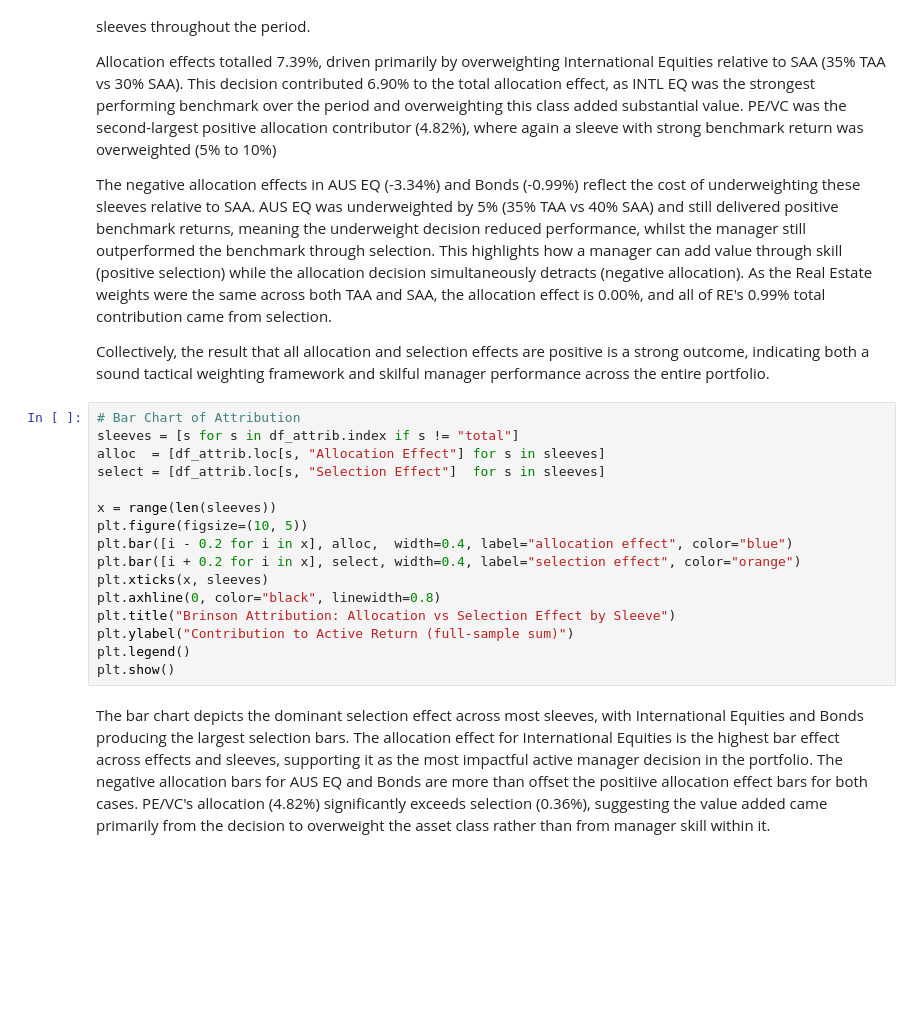
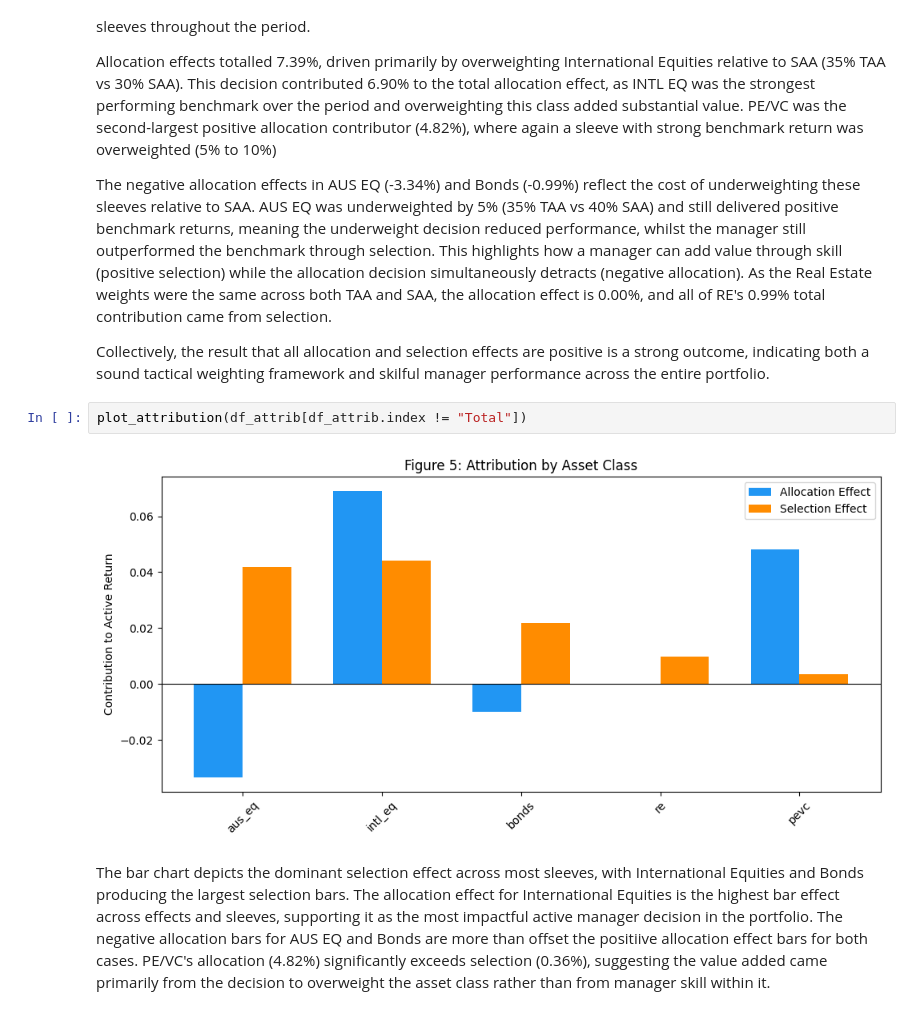
Before and after one commit to afperry2/FINM3422-Group-8-Task-2, a Jupyter notebook: notebook/multi-asset_portfolio_performance_report.ipynb, the cells around one changed output. Saved outputs shown, nothing was run; the diff lists cells and outputs as text; blank space fills up the shorter version.

Commit message:
5.0 code cells and bug fixes in charts

```diff
--- a/notebook/multi-asset_portfolio_performance_report.ipynb
+++ b/notebook/multi-asset_portfolio_performance_report.ipynb
@@ -362,22 +366,10 @@ Allocation effects totalled 7.39%, driven primarily by overweighting Internation
 The negative allocation effects in AUS EQ (-3.34%) and Bonds (-0.99%) reflect the cost of underweighting these sleeves relative to SAA. AUS EQ was underweighted by 5% (35% TAA vs 40% SAA) and still delivered positive benchmark returns, meaning the underweight decision reduced performance, whilst the manager still outperformed the benchmark through selection. This highlights how a manager can add value through skill (positive selection) while the allocation decision simultaneously detracts (negative allocation). As the Real Estate weights were the same across both TAA and SAA, the allocation effect is 0.00%, and all of RE's 0.99% total contribution came from selection.
 
 Collectively, the result that all allocation and selection effects are positive is a strong outcome, indicating both a sound tactical weighting framework and skilful manager performance across the entire portfolio.
-# %%
-# Bar Chart of Attribution
-sleeves = [s for s in df_attrib.index if s != "total"]
-alloc  = [df_attrib.loc[s, "Allocation Effect"] for s in sleeves]
-select = [df_attrib.loc[s, "Selection Effect"]  for s in sleeves]
-
-x = range(len(sleeves))
-plt.figure(figsize=(10, 5))
-plt.bar([i - 0.2 for i in x], alloc,  width=0.4, label="allocation effect", color="blue")
-plt.bar([i + 0.2 for i in x], select, width=0.4, label="selection effect", color="orange")
-plt.xticks(x, sleeves)
-plt.axhline(0, color="black", linewidth=0.8)
-plt.title("Brinson Attribution: Allocation vs Selection Effect by Sleeve")
-plt.ylabel("Contribution to Active Return (full-sample sum)")
-plt.legend()
-plt.show()
+# %%
+plot_attribution(df_attrib[df_attrib.index != "Total"])
+# %% [output]
+[figure, added]
 # %% [markdown]
 The bar chart depicts the dominant selection effect across most sleeves, with International Equities and Bonds producing the largest selection bars. The allocation effect for International Equities is the highest bar effect across effects and sleeves, supporting it as the most impactful active manager decision in the portfolio. The negative allocation bars for AUS EQ and Bonds are more than offset the positiive allocation effect bars for both cases. PE/VC's allocation (4.82%) significantly exceeds selection (0.36%), suggesting the value added came primarily from the decision to overweight the asset class rather than from manager skill within it.
 # %% [markdown]
```
Also changed, not shown: parts of 2 cells of this notebook, 1 other file.
